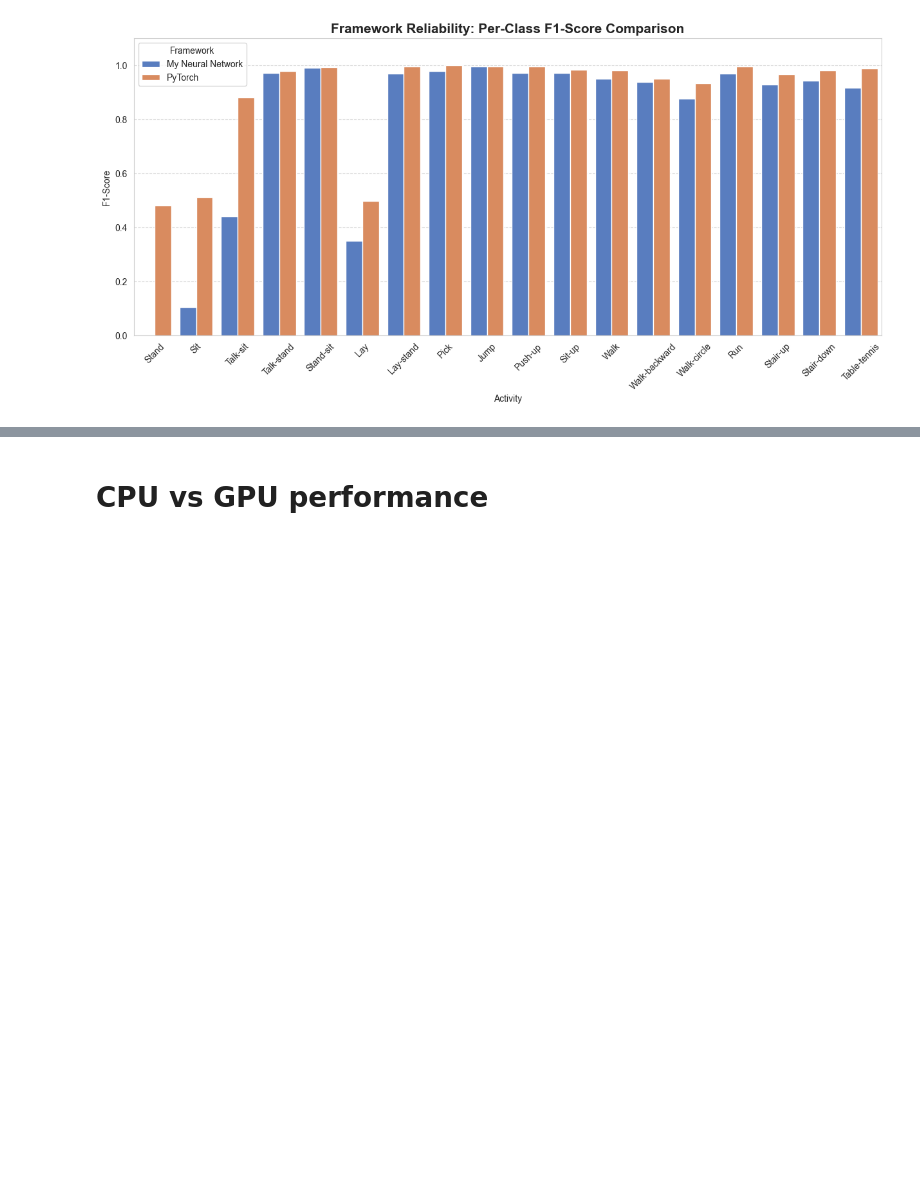
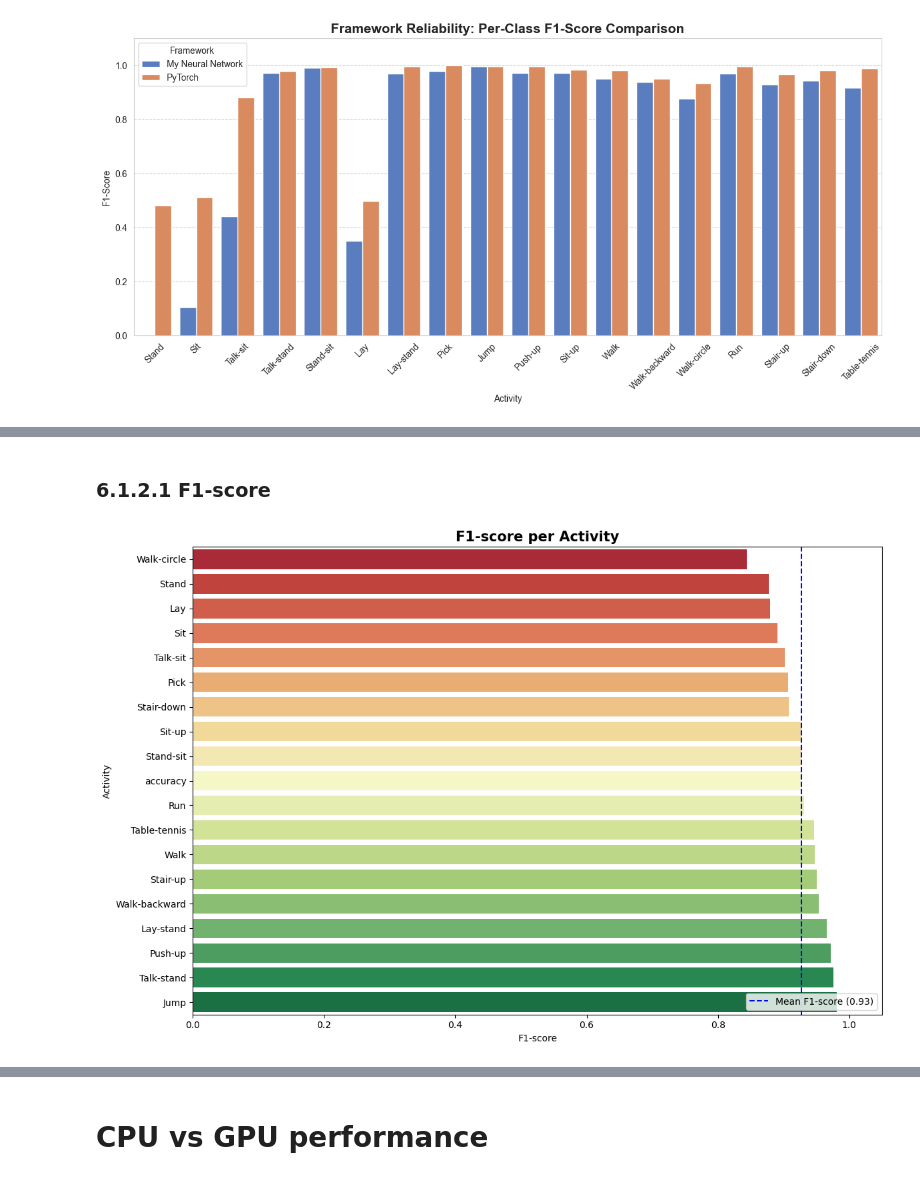
Before and after one commit to Wasloso/isa-s1-mla-project, a Jupyter notebook: neural_network_showcase.ipynb, the cells around one changed output, grey strips where cells are left out. Saved outputs shown, nothing was run; the diff lists cells and outputs as text; code cells hidden in the pictures; blank space fills up the shorter version.

```diff
--- a/neural_network_showcase.ipynb
+++ b/neural_network_showcase.ipynb
@@ -1087,0 +1334,10 @@ plot_per_class_f1(Y_test_raw, my_preds, pt_preds, labels_raw)
+# %%
+global_m_patch, class_df_patch = get_detailed_metrics(
+    Y_patch_test_oh, predictions_patch, activity_map
+ )
+# %% [markdown]
+### 6.1.2.1 F1-score
+# %%
+plot_class_performance(class_df_patch, metric="f1-score")
+# %% [output]
+[figure, added]
```
Also changed, not shown: parts of 18 cells of this notebook.
